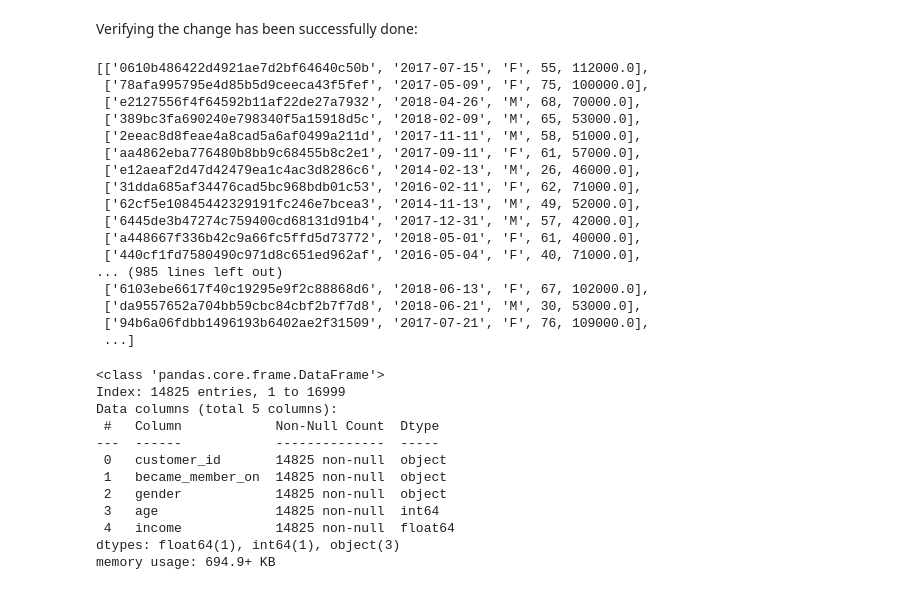
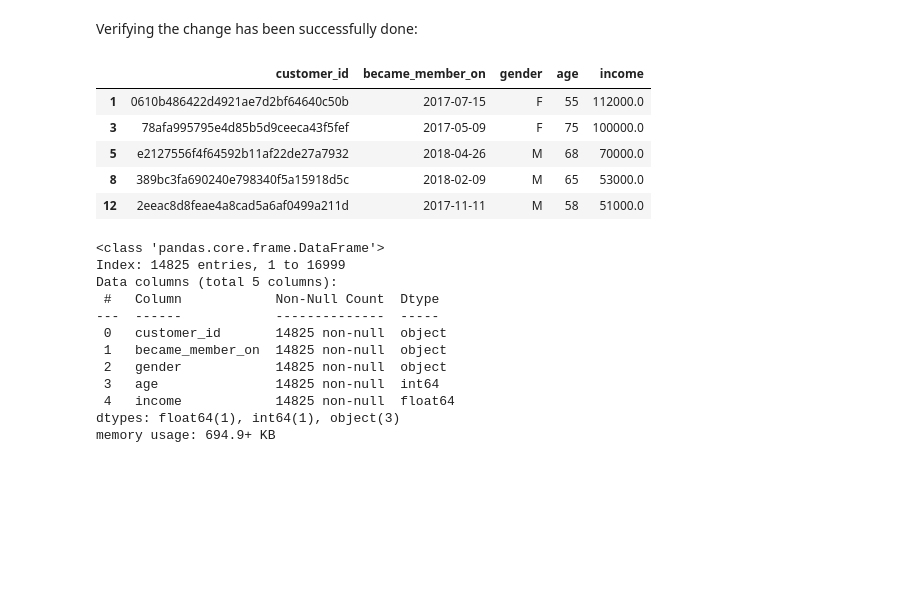
Before and after one commit to YaniaNada/Cafe-Reward-Analysis-Project, a Jupyter notebook: data_analysis.ipynb, the cells around one changed output. Saved outputs shown, nothing was run; the diff lists cells and outputs as text; code cells hidden in the pictures; blank space fills up the shorter version.

```diff
--- a/data_analysis.ipynb
+++ b/data_analysis.ipynb
@@ -79,26 +79,15 @@ extracting the date values and concatening them to the correct date format:
 customers['became_member_on'] = customers['became_member_on'].str[:4] + '-' + customers['became_member_on'].str[4:6]+'-'+customers['became_member_on'].str[-2:]
 # %% [markdown]
 Verifying the change has been successfully done:
-# %%
-customers.values.tolist()
-# %% [output]
-[['0610b486422d4921ae7d2bf64640c50b', '2017-07-15', 'F', 55, 112000.0],
- ['78afa995795e4d85b5d9ceeca43f5fef', '2017-05-09', 'F', 75, 100000.0],
- ['e2127556f4f64592b11af22de27a7932', '2018-04-26', 'M', 68, 70000.0],
- ['389bc3fa690240e798340f5a15918d5c', '2018-02-09', 'M', 65, 53000.0],
- ['2eeac8d8feae4a8cad5a6af0499a211d', '2017-11-11', 'M', 58, 51000.0],
- ['aa4862eba776480b8bb9c68455b8c2e1', '2017-09-11', 'F', 61, 57000.0],
- ['e12aeaf2d47d42479ea1c4ac3d8286c6', '2014-02-13', 'M', 26, 46000.0],
- ['31dda685af34476cad5bc968bdb01c53', '2016-02-11', 'F', 62, 71000.0],
- ['62cf5e10845442329191fc246e7bcea3', '2014-11-13', 'M', 49, 52000.0],
- ['6445de3b47274c759400cd68131d91b4', '2017-12-31', 'M', 57, 42000.0],
- ['a448667f336b42c9a66fc5ffd5d73772', '2018-05-01', 'F', 61, 40000.0],
- ['440cf1fd7580490c971d8c651ed962af', '2016-05-04', 'F', 40, 71000.0],
-... (985 lines left out)
- ['6103ebe6617f40c19295e9f2c88868d6', '2018-06-13', 'F', 67, 102000.0],
- ['da9557652a704bb59cbc84cbf2b7f7d8', '2018-06-21', 'M', 30, 53000.0],
- ['94b6a06fdbb1496193b6402ae2f31509', '2017-07-21', 'F', 76, 109000.0],
- ...]
+# %%
+customers.head()
+# %% [output]
+|  | customer_id | became_member_on | gender | age | income |
+| 1 | 0610b486422d4921ae7d2bf64640c50b | 2017-07-15 | F | 55 | 112000.0 |
+| 3 | 78afa995795e4d85b5d9ceeca43f5fef | 2017-05-09 | F | 75 | 100000.0 |
+| 5 | e2127556f4f64592b11af22de27a7932 | 2018-04-26 | M | 68 | 70000.0 |
+| 8 | 389bc3fa690240e798340f5a15918d5c | 2018-02-09 | M | 65 | 53000.0 |
+| 12 | 2eeac8d8feae4a8cad5a6af0499a211d | 2017-11-11 | M | 58 | 51000.0 |
 # %%
 customers.info()
 # %% [output]
```
Also changed, not shown: parts of 21 cells of this notebook, 3 other files.
